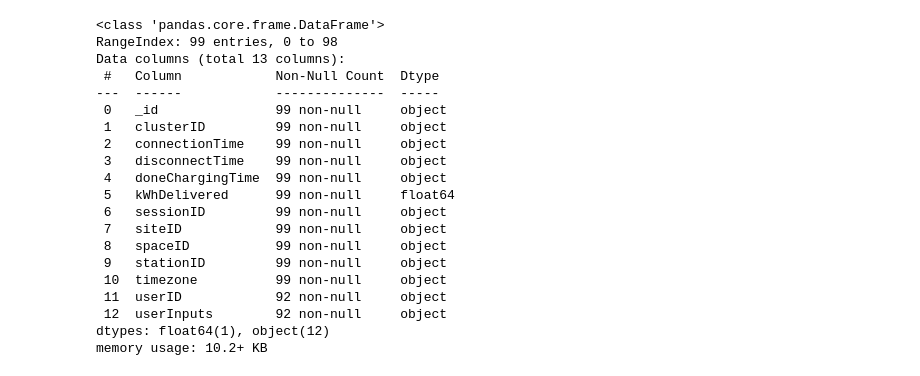
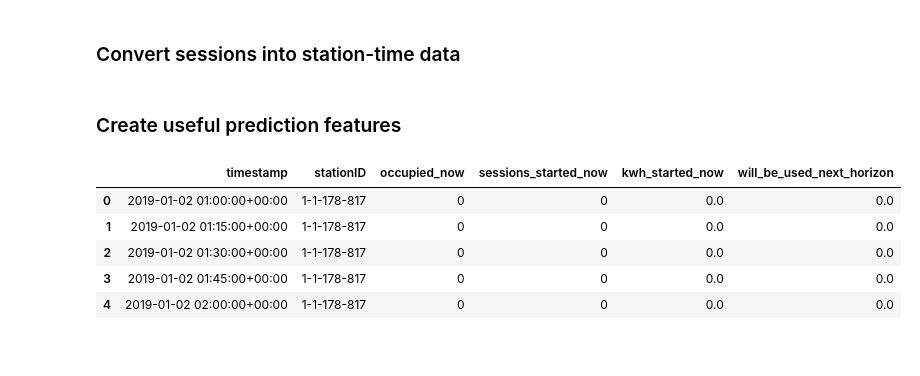
Before and after one commit to Patrickchenxi/EV-Project, a Jupyter notebook: notebooks/01_json_exploration.ipynb, the cells around one changed output. Drawn from its saved outputs; the diff is of its cells as text; code cells hidden in the pictures.

```diff
--- a/notebooks/01_json_exploration.ipynb
+++ b/notebooks/01_json_exploration.ipynb
@@ -28,24 +42,2 @@ data['_items']
-# %%
-df = pd.json_normalize(data["_items"])
-df.info()
-# %% [output]
-<class 'pandas.core.frame.DataFrame'>
-RangeIndex: 99 entries, 0 to 98
-Data columns (total 13 columns):
- #   Column            Non-Null Count  Dtype
----  ------            --------------  -----
- 0   _id               99 non-null     object
- 1   clusterID         99 non-null     object
- 2   connectionTime    99 non-null     object
- 3   disconnectTime    99 non-null     object
- 4   doneChargingTime  99 non-null     object
- 5   kWhDelivered      99 non-null     float64
- 6   sessionID         99 non-null     object
- 7   siteID            99 non-null     object
- 8   spaceID           99 non-null     object
- 9   stationID         99 non-null     object
- 10  timezone          99 non-null     object
- 11  userID            92 non-null     object
- 12  userInputs        92 non-null     object
-dtypes: float64(1), object(12)
-memory usage: 10.2+ KB
+# %% [markdown]
+### Convert sessions into station-time data
@@ -51,0 +114,20 @@ memory usage: 10.2+ KB
+# %% [markdown]
+### Create useful prediction features
+# %%
+horizon_minutes = 60
+freq = "15min"
+
+panel = build_station_usage_panel(
+    sessions=sessions,
+    freq=freq,
+    horizon_minutes=horizon_minutes
+)
+
+panel.head()
+# %% [output]
+|  | timestamp | stationID | occupied_now | sessions_started_now | kwh_started_now | will_be_used_next_horizon |
+| 0 | 2019-01-02 01:00:00+00:00 | 1-1-178-817 | 0 | 0 | 0.0 | 0.0 |
+| 1 | 2019-01-02 01:15:00+00:00 | 1-1-178-817 | 0 | 0 | 0.0 | 0.0 |
+| 2 | 2019-01-02 01:30:00+00:00 | 1-1-178-817 | 0 | 0 | 0.0 | 0.0 |
+| 3 | 2019-01-02 01:45:00+00:00 | 1-1-178-817 | 0 | 0 | 0.0 | 0.0 |
+| 4 | 2019-01-02 02:00:00+00:00 | 1-1-178-817 | 0 | 0 | 0.0 | 0.0 |
```
Also changed, not shown: parts of 11 cells of this notebook.
